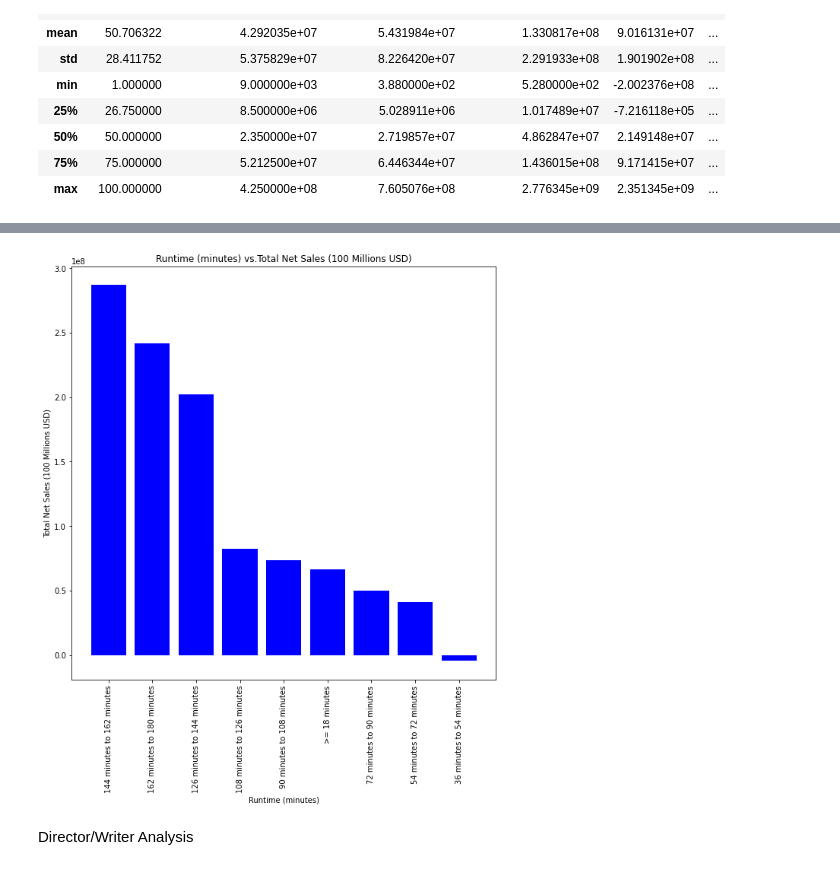
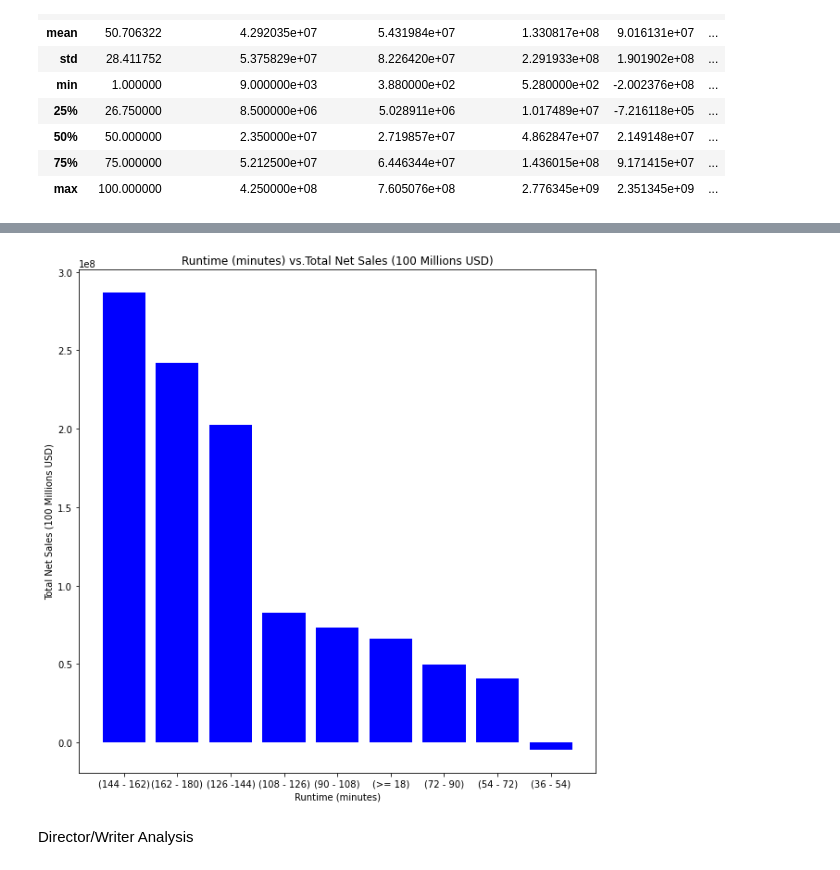
Before and after one commit to anita-camlic/Movie_Studio_Analysis, a Jupyter notebook: Movie Studio Analysis.ipynb, the cells around one changed output, grey strips where cells are left out. Drawn from its saved outputs; the diff is of its cells as text; code cells hidden in the pictures.

Commit message:
changed runtime visualization

```diff
--- a/Movie Studio Analysis.ipynb
+++ b/Movie Studio Analysis.ipynb
@@ -23,10 +23,10 @@ import sqlite3
 # %%
 # Specifying all file paths in one centralized location
 # Note - some files exceed Github's storage capacity, so files need to be extracted to a local directory
-tn_budgets_file_path = '~/Documents/Flatiron/phase_1/Movie_Studio_DATA/tn.movie_budgets.csv.gz'#'./../Data/Phase_1_Project_Data/tn.movie_budgets.csv.gz'
-imdb_file_path = './../Movie_Studio_DATA/im.db'#'./../Data/Phase_1_Project_Data/im.db'
-movie_budget_file_path = '~/Documents/Flatiron/phase_1/Movie_Studio_DATA/tn.movie_budgets.csv.gz'#'./../Data/Phase_1_Project_Data/tn.movie_budgets.csv.gz'
-microsoft_movie_studio_db_file_path = './../Movie_Studio_DATA/im.db'#'./../Data/Phase_1_Project_Data/im.db'
+tn_budgets_file_path = './../Data/Phase_1_Project_Data/tn.movie_budgets.csv.gz' #'~/Documents/Flatiron/phase_1/Movie_Studio_DATA/tn.movie_budgets.csv.gz'
+imdb_file_path = './../Data/Phase_1_Project_Data/im.db'#'./../Movie_Studio_DATA/im.db'
+movie_budget_file_path = './../Data/Phase_1_Project_Data/tn.movie_budgets.csv.gz' #'~/Documents/Flatiron/phase_1/Movie_Studio_DATA/tn.movie_budgets.csv.gz'
+microsoft_movie_studio_db_file_path = './../Data/Phase_1_Project_Data/im.db' #'./../Movie_Studio_DATA/im.db'
 
 msms_db_conn = sqlite3.connect(microsoft_movie_studio_db_file_path)
 # %% [markdown]
@@ -534,25 +534,25 @@ title_and_revenue_df.describe()
 
 def length(val):
     if val <= 18:
-        return ">= 18 minutes"
+        return "(>= 18)"
     elif (val > 18) and (val <= 36):
-        return "18 to 36 minutes"
+        return "(18 - 36)"
     elif(val > 36) and (val <= 54):
-        return "36 minutes to 54 minutes"
+        return "(36 - 54)"
     elif (val > 54) and (val <= 72):
-        return "54 minutes to 72 minutes"
+        return "(54 - 72)"
     elif (val > 72) and (val <= 90):
-        return "72 minutes to 90 minutes"
+        return "(72 - 90)"
     elif (val > 90) and (val <= 108):
-        return "90 minutes to 108 minutes"
+        return "(90 - 108)"
     elif (val > 108) and (val <= 126):
-        return "108 minutes to 126 minutes"
+        return "(108 - 126)"
     elif (val > 126) and (val <= 144):
-        return "126 minutes to 144 minutes"
+        return "(126 -144)"
     elif (val > 144) and (val <= 162):
-        return "144 minutes to 162 minutes"
+        return "(144 - 162)"
     elif (val > 162) and (val <= 180):
-        return "162 minutes to 180 minutes"
+        return "(162 - 180)"
 # %%
 # mapping runtime minutes to bins
 title_and_revenue_df['runtime_minutes_binned'] = title_and_revenue_df['runtime_minutes'].map(length)
@@ -562,14 +574,14 @@ new_df = new_df.sort_values(by='net_income',ascending=False)
 # %%
 #plot these bins
 fig,ax = plt.subplots(figsize = (10,10))
 ax.bar(new_df['runtime_minutes_binned'],new_df['net_income'],color='blue')
 ax.set_xlabel('Runtime (minutes)')
 ax.set_ylabel('Total Net Sales (100 Millions USD)')
 ax.set_title('Runtime (minutes) vs.Total Net Sales (100 Millions USD)')
-plt.xticks(rotation=90);
-plt.savefig("./charts_jpg/runtime_v_total_net_sales.jpg")
+#plt.xticks(rotation=90);
+plt.savefig("./charts_jpg/runtime_v_total_net_sales.jpg",bbox_inches='tight')
 # %% [output]
-[figure, old version]
+[figure, new version]
 # %% [markdown]
 Director/Writer Analysis
 # %%
```
Also changed, not shown: parts of 8 cells of this notebook, 3 other files.
